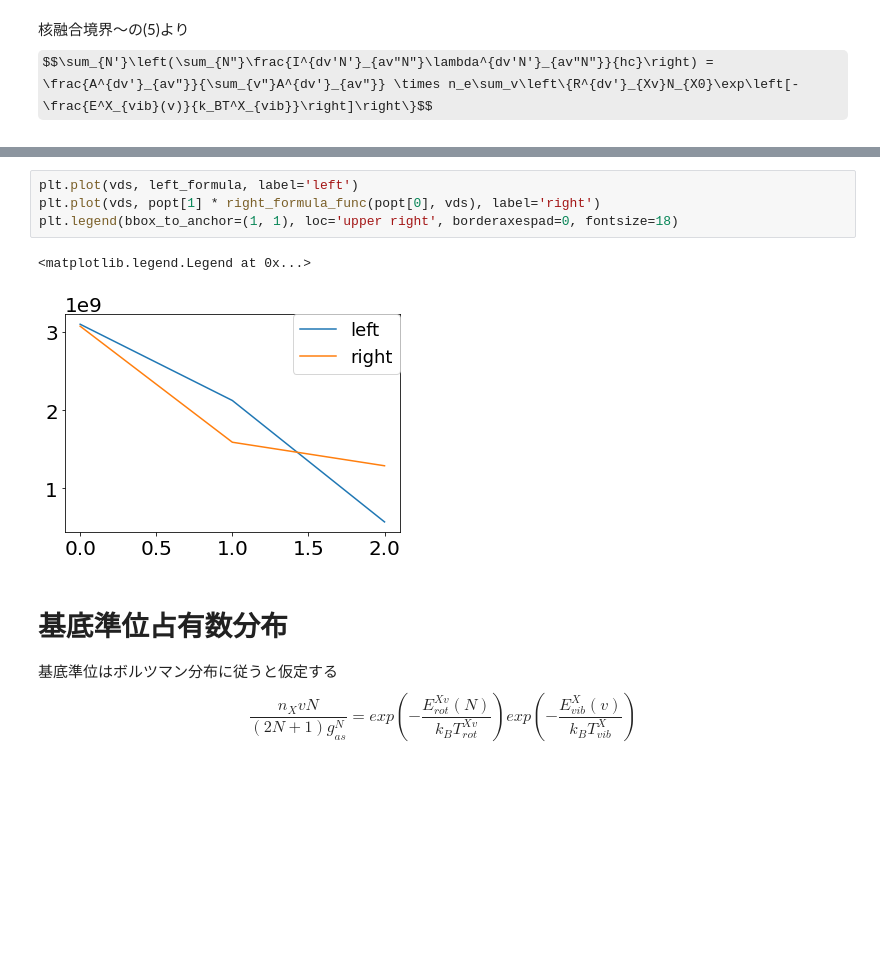
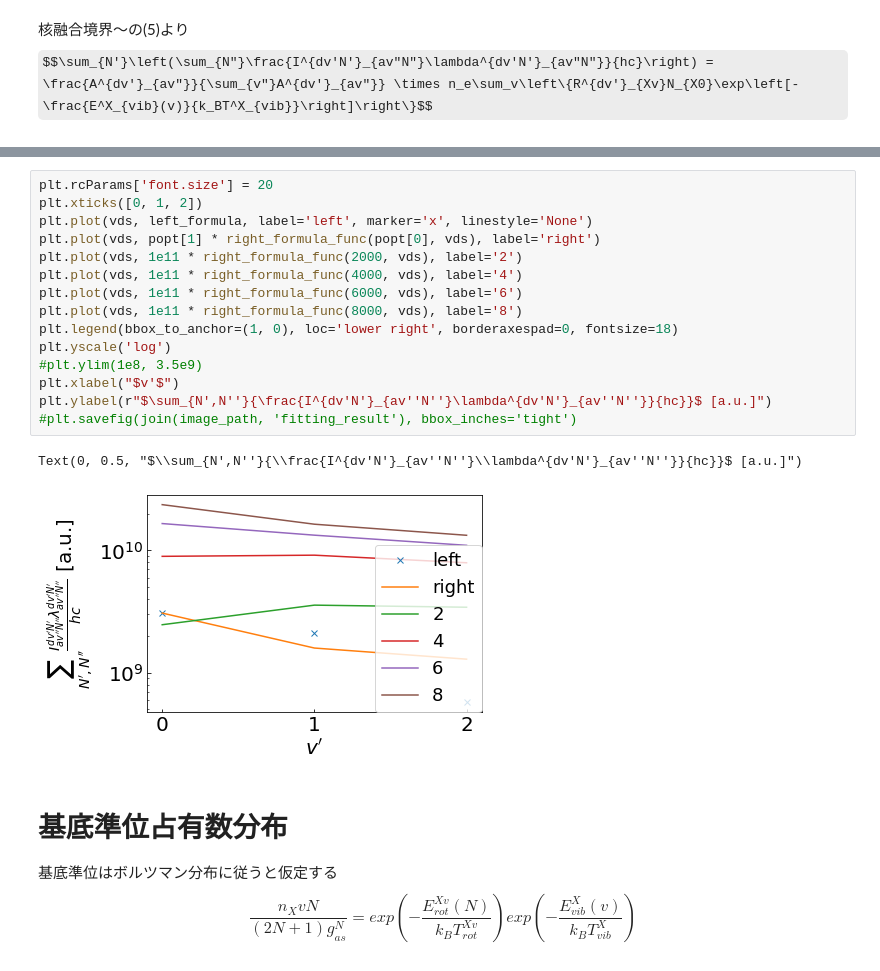
Before and after one commit to AtsushiNi/myLeprecon, a Jupyter notebook: niihama/plasma_data_12_17.ipynb, the cells around one changed output, grey strips where cells are left out. Cells and saved outputs as stored; diff of their text form; some formulas as TeX source; blank space fills up the shorter version.

```diff
--- a/niihama/plasma_data_12_17.ipynb
+++ b/niihama/plasma_data_12_17.ipynb
@@ -772,10 +855,21 @@ T_X_vib = popt[0]
-# %%
-plt.plot(vds, left_formula, label='left')
-plt.plot(vds, popt[1] * right_formula_func(popt[0], vds), label='right')
-plt.legend(bbox_to_anchor=(1, 1), loc='upper right', borderaxespad=0, fontsize=18)
-# %% [output]
-<matplotlib.legend.Legend at 0x...>
-[figure, removed]
+# %%
+plt.rcParams['font.size'] = 20
+plt.xticks([0, 1, 2])
+plt.plot(vds, left_formula, label='left', marker='x', linestyle='None')
+plt.plot(vds, popt[1] * right_formula_func(popt[0], vds), label='right')
+plt.plot(vds, 1e11 * right_formula_func(2000, vds), label='2')
+plt.plot(vds, 1e11 * right_formula_func(4000, vds), label='4')
+plt.plot(vds, 1e11 * right_formula_func(6000, vds), label='6')
+plt.plot(vds, 1e11 * right_formula_func(8000, vds), label='8')
+plt.legend(bbox_to_anchor=(1, 0), loc='lower right', borderaxespad=0, fontsize=18)
+plt.yscale('log')
+#plt.ylim(1e8, 3.5e9)
+plt.xlabel("$v'$")
+plt.ylabel(r"$\sum_{N',N''}{\frac{I^{dv'N'}_{av''N''}\lambda^{dv'N'}_{av''N''}}{hc}}$ [a.u.]")
+#plt.savefig(join(image_path, 'fitting_result'), bbox_inches='tight')
+# %% [output]
+Text(0, 0.5, "$\\sum_{N',N''}{\\frac{I^{dv'N'}_{av''N''}\\lambda^{dv'N'}_{av''N''}}{hc}}$ [a.u.]")
+[figure, added]
 # %% [markdown]
 # 基底準位占有数分布
 基底準位はボルツマン分布に従うと仮定する
```
Also changed, not shown: parts of 28 cells of this notebook.
